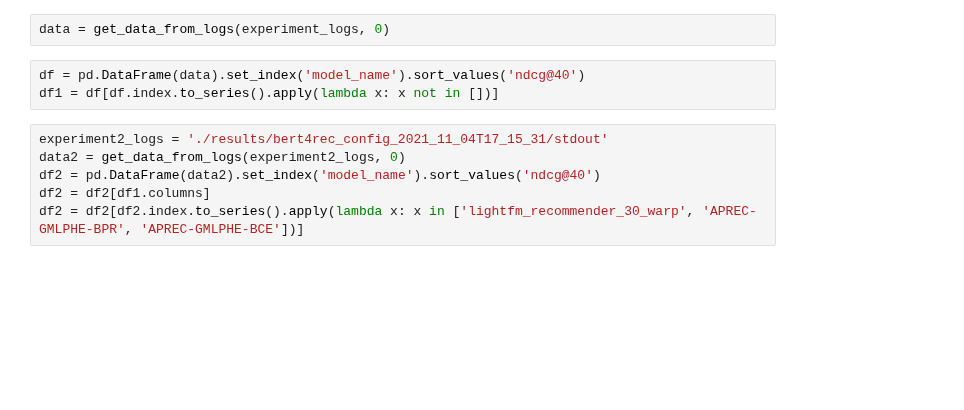
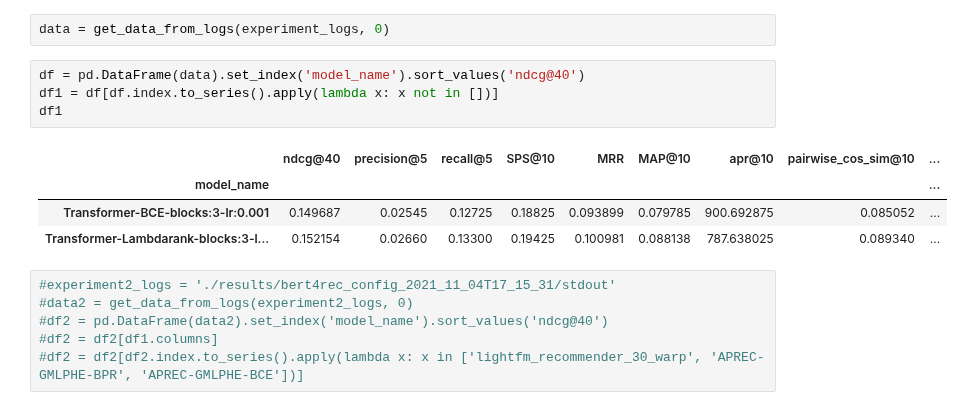
Before and after one commit to asash/gptrec_rl, a Jupyter notebook: evaluation/Results_analysis.ipynb, the cells around one changed output. Saved outputs shown, nothing was run; the diff lists cells and outputs as text; blank space fills up the shorter version.

```diff
--- a/evaluation/Results_analysis.ipynb
+++ b/evaluation/Results_analysis.ipynb
@@ -111,10 +114,16 @@ data = get_data_from_logs(experiment_logs, 0)
 # %%
 df = pd.DataFrame(data).set_index('model_name').sort_values('ndcg@40')
 df1 = df[df.index.to_series().apply(lambda x: x not in [])]
+df1
+# %% [output]
+|  | ndcg@40 | precision@5 | recall@5 | SPS@10 | MRR | MAP@10 | apr@10 | pairwise_cos_sim@10 | ... |
+| model_name |  |  |  |  |  |  |  |  | ... |
+| Transformer-BCE-blocks:3-lr:0.001 | 0.149687 | 0.02545 | 0.12725 | 0.18825 | 0.093899 | 0.079785 | 900.692875 | 0.085052 | ... |
+| Transformer-Lambdarank-blocks:3-l... | 0.152154 | 0.02660 | 0.13300 | 0.19425 | 0.100981 | 0.088138 | 787.638025 | 0.089340 | ... |
 # %%
-experiment2_logs = './results/bert4rec_config_2021_11_04T17_15_31/stdout'
-data2 = get_data_from_logs(experiment2_logs, 0)
-df2 = pd.DataFrame(data2).set_index('model_name').sort_values('ndcg@40')
-df2 = df2[df1.columns]
-df2 = df2[df2.index.to_series().apply(lambda x: x in ['lightfm_recommender_30_warp', 'APREC-GMLPHE-BPR', 'APREC-GMLPHE-BCE'])]
+#experiment2_logs = './results/bert4rec_config_2021_11_04T17_15_31/stdout'
+#data2 = get_data_from_logs(experiment2_logs, 0)
+#df2 = pd.DataFrame(data2).set_index('model_name').sort_values('ndcg@40')
+#df2 = df2[df1.columns]
+#df2 = df2[df2.index.to_series().apply(lambda x: x in ['lightfm_recommender_30_warp', 'APREC-GMLPHE-BPR', 'APREC-GMLPHE-BCE'])]
 # %%
```
Also changed, not shown: parts of 5 cells of this notebook, 1 other file.
